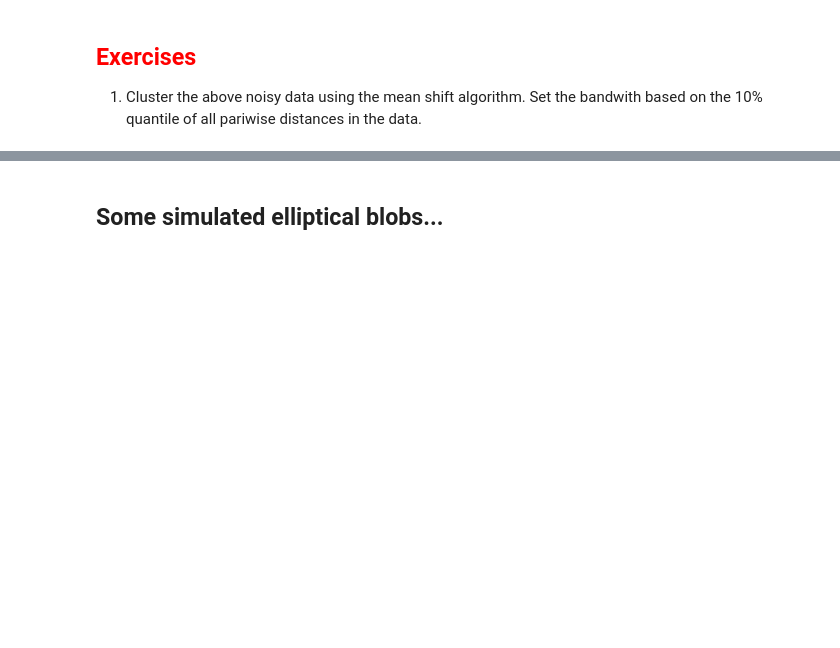
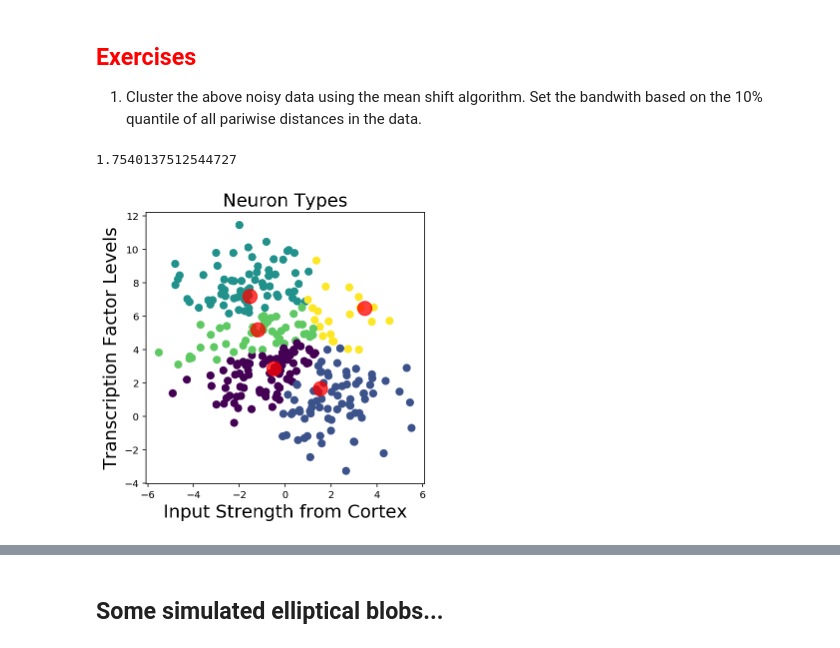
Before and after one commit to marcel-goldschen-ohm/NEU-337-Spring-2020, a Jupyter notebook: lectures/Apr-28-T-classification/classification.ipynb, the cells around one changed output, grey strips where cells are left out. Saved outputs shown, nothing was run; the diff lists cells and outputs as text; code cells hidden in the pictures; blank space fills up the shorter version.

```diff
--- a/lectures/Apr-28-T-classification/classification.ipynb
+++ b/lectures/Apr-28-T-classification/classification.ipynb
@@ -274,21 +276,24 @@ plt.title('Neuron Types');
 1. Cluster the above noisy data using the mean shift algorithm. Set the bandwith based on the 10% quantile of all pariwise distances in the data.
 # %%
 # Estimate the bandwith based on the 10% quantile of pairwise distances in the data...
-bandwidth = ...
+bandwidth = estimate_bandwidth(noisy, quantile=0.1)
 print(bandwidth)
 
 # Creat a MeanShift object with the bandwith above...
 # Also set bin_seeding=True to use a grid of starting points rather than starting from each data point.
-ms = ...
+ms = MeanShift(bandwidth=bandwidth, bin_seeding=True)
 
 # Cluster the noisy data using the MeanShift object you created above...
-...
+ms.fit(noisy)
 
 plt.scatter(noisy[:,0], noisy[:,1], s=50, c=ms.labels_, cmap='viridis');
 plt.scatter(ms.cluster_centers_[:,0], ms.cluster_centers_[:,1], c='red', s=200, alpha=0.75);
 plt.xlabel('Input Strength from Cortex')
 plt.ylabel('Transcription Factor Levels')
 plt.title('Neuron Types');
+# %% [output]
+1.7540137512544727
+[figure, added]
 # %% [markdown]
 ---
 # Gaussian Mixture Model (GMM)
```
Also changed, not shown: parts of 6 cells of this notebook, 42 other files.
